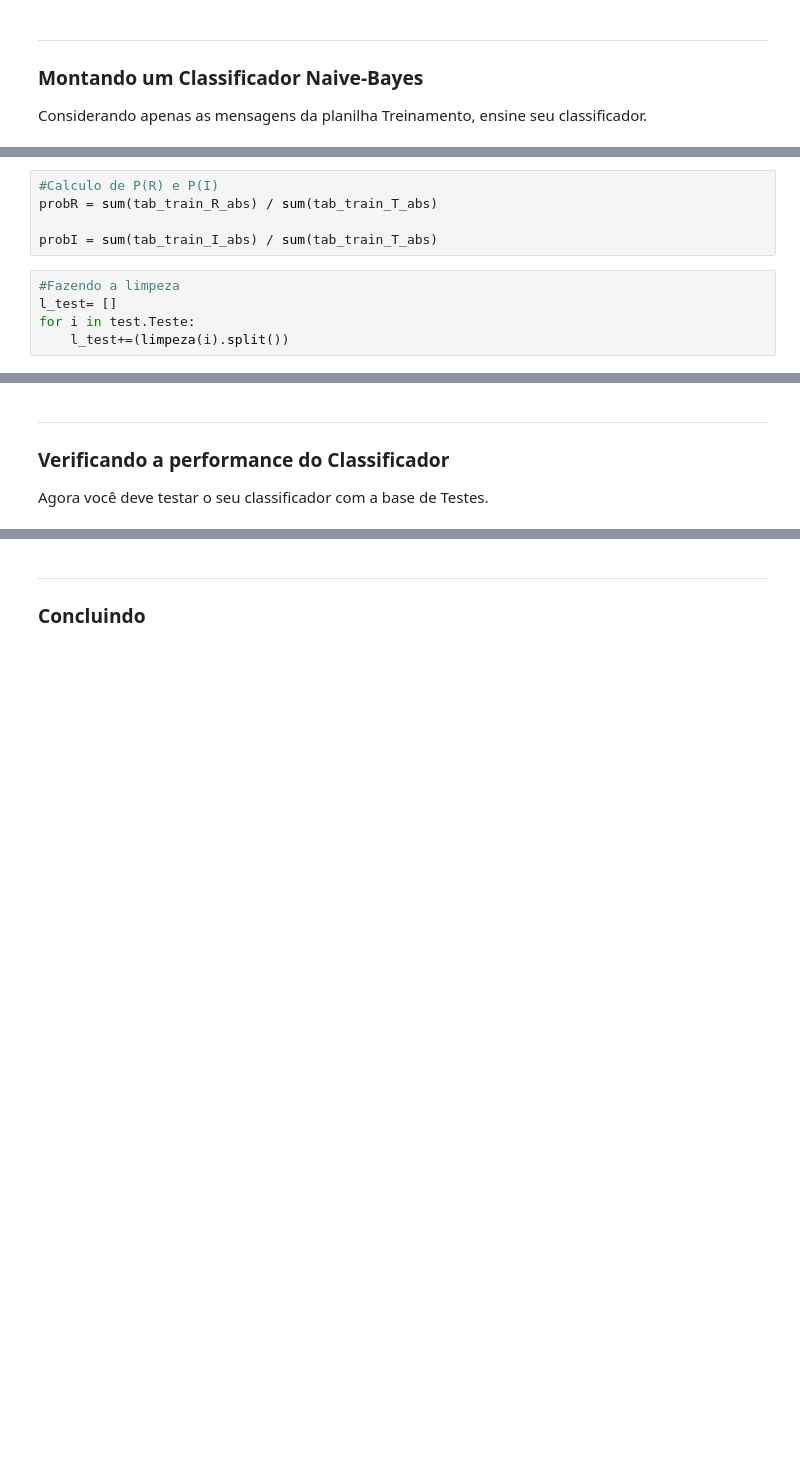
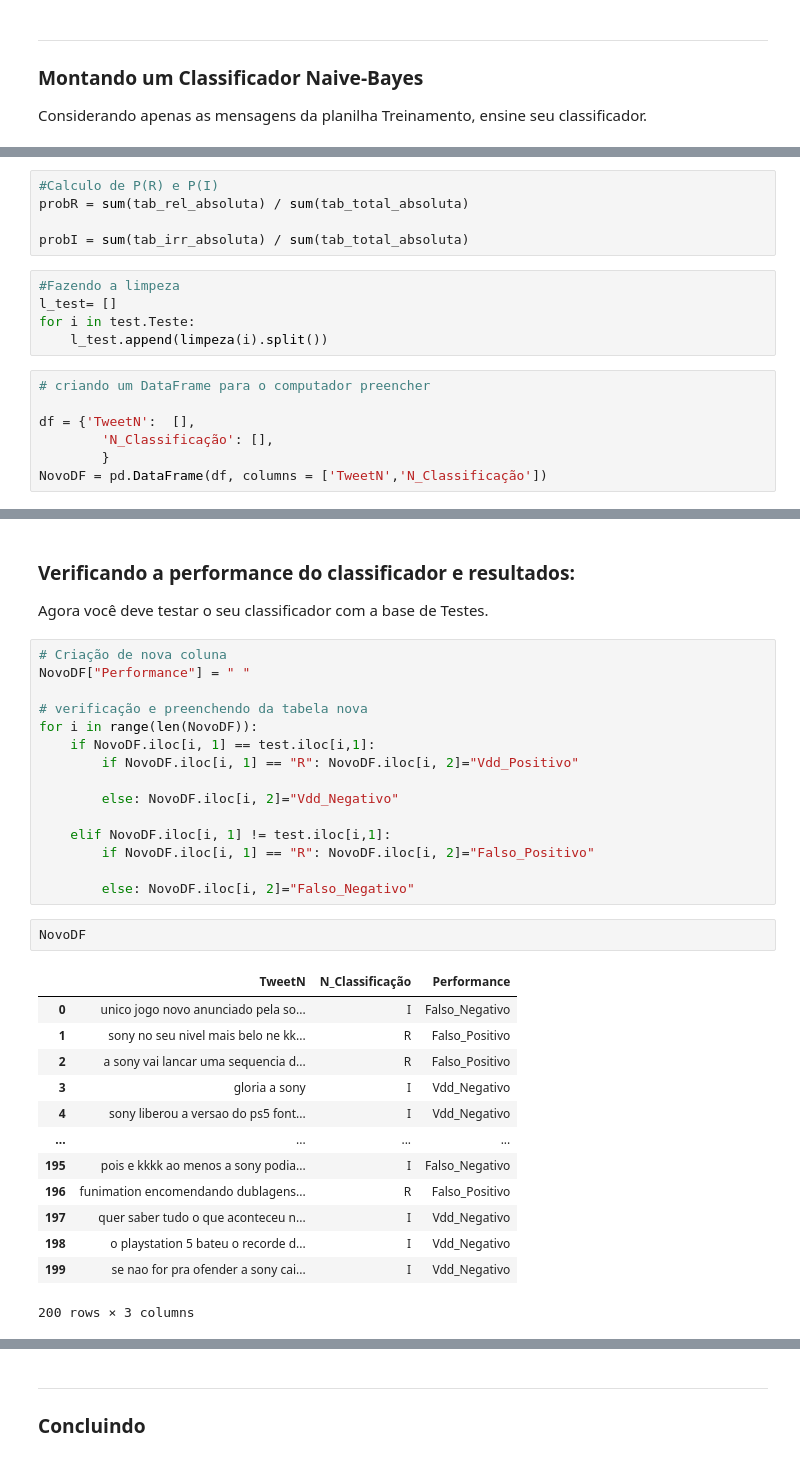
Before and after one commit to Larissajps/Projeto1_Cdados, a Jupyter notebook: Projeto1_Layout_Classificador (1).ipynb, the cells around one changed output, grey strips where cells are left out. Saved outputs shown, nothing was run; the diff lists cells and outputs as text; blank space fills up the shorter version.

```diff
--- a/Projeto1_Layout_Classificador (1).ipynb
+++ b/Projeto1_Layout_Classificador (1).ipynb
@@ -177,10 +246,17 @@ Considerando apenas as mensagens da planilha Treinamento, ensine  seu classifica
 # %%
 #Calculo de P(R) e P(I)
-probR = sum(tab_train_R_abs) / sum(tab_train_T_abs)
+probR = sum(tab_rel_absoluta) / sum(tab_total_absoluta)
 
-probI = sum(tab_train_I_abs) / sum(tab_train_T_abs)
+probI = sum(tab_irr_absoluta) / sum(tab_total_absoluta)
 # %%
 #Fazendo a limpeza
 l_test= []
 for i in test.Teste:
-    l_test+=(limpeza(i).split())
+    l_test.append(limpeza(i).split())
+# %%
+# criando um DataFrame para o computador preencher
+
+df = {'TweetN':  [],
+        'N_Classificação': [],
+        }
+NovoDF = pd.DataFrame(df, columns = ['TweetN','N_Classificação'])
@@ -187,5 +323,35 @@ for i in test.Teste:
 # %% [markdown]
-___
-### Verificando a performance do Classificador
+###  Verificando a performance do classificador e resultados:
 
 Agora você deve testar o seu classificador com a base de Testes.
+# %%
+# Criação de nova coluna
+NovoDF["Performance"] = " "
+
+# verificação e preenchendo da tabela nova
+for i in range(len(NovoDF)):
+    if NovoDF.iloc[i, 1] == test.iloc[i,1]:
+        if NovoDF.iloc[i, 1] == "R": NovoDF.iloc[i, 2]="Vdd_Positivo"
+
+        else: NovoDF.iloc[i, 2]="Vdd_Negativo"
+
+    elif NovoDF.iloc[i, 1] != test.iloc[i,1]:
+        if NovoDF.iloc[i, 1] == "R": NovoDF.iloc[i, 2]="Falso_Positivo"
+
+        else: NovoDF.iloc[i, 2]="Falso_Negativo"
+# %%
+NovoDF
+# %% [output]
+|  | TweetN | N_Classificação | Performance |
+| 0 | unico jogo novo anunciado pela so... | I | Falso_Negativo |
+| 1 | sony no seu nivel mais belo ne kk... | R | Falso_Positivo |
+| 2 | a sony vai lancar uma sequencia d... | R | Falso_Positivo |
+| 3 | gloria a sony | I | Vdd_Negativo |
+| 4 | sony liberou a versao do ps5 font... | I | Vdd_Negativo |
+| ... | ... | ... | ... |
+| 195 | pois e kkkk ao menos a sony podia... | I | Falso_Negativo |
+| 196 | funimation encomendando dublagens... | R | Falso_Positivo |
+| 197 | quer saber tudo o que aconteceu n... | I | Vdd_Negativo |
+| 198 | o playstation 5 bateu o recorde d... | I | Vdd_Negativo |
+| 199 | se nao for pra ofender a sony cai... | I | Vdd_Negativo |
+200 rows × 3 columns
```
Also changed, not shown: parts of 40 cells of this notebook, 1 other file.
